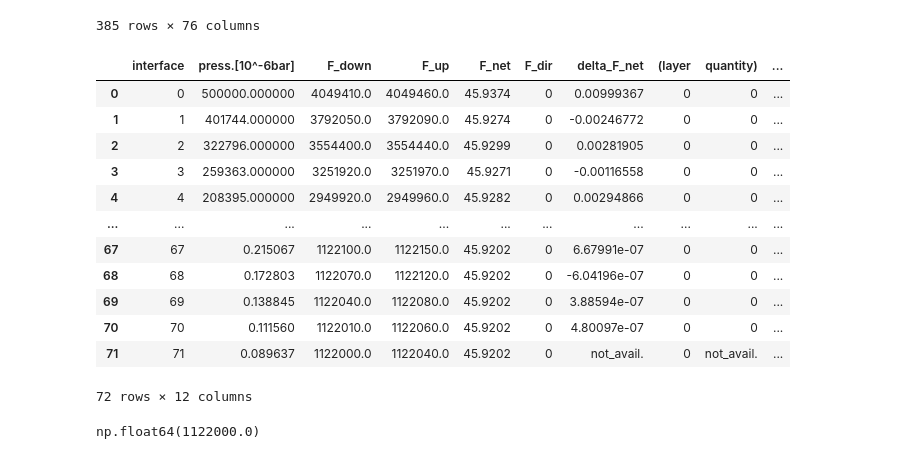
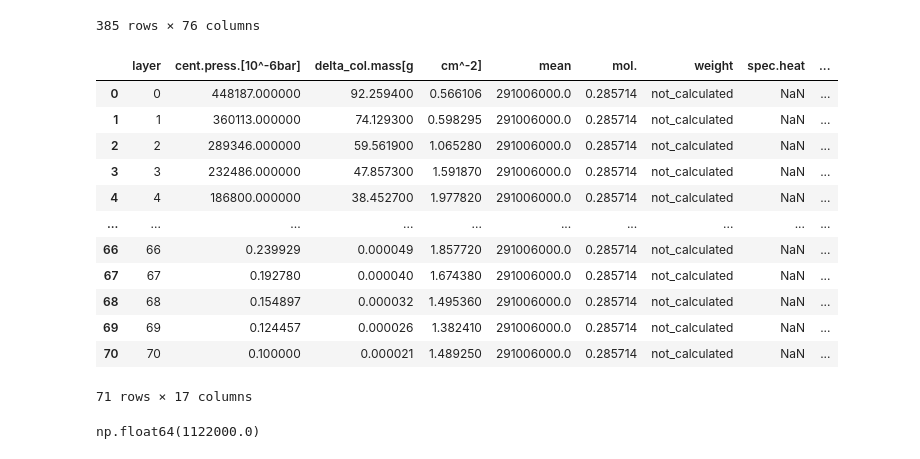
Before and after one commit to cwirth-astro/HELIOS, a Jupyter notebook: nightside_energy_testing.ipynb, the cells around one changed output. Cells and saved outputs as stored; diff of their text form; code cells hidden in the pictures.

```diff
--- a/nightside_energy_testing.ipynb
+++ b/nightside_energy_testing.ipynb
@@ -25,22 +25,24 @@ spec_upflux
 385 rows × 76 columns
 # %%
 int_flux = pd.read_csv(f'{res_dir}/TRAPPIST-1c_EH3_integrated_flux.dat', sep='\\s+', skiprows=2)
+# %%
+colmass = pd.read_csv(f'{res_dir}/TRAPPIST-1c_EH3_colmass_mu_cp_kappa_entropy.dat', sep='\\s+', skiprows=1)
 # %%
-int_flux
+colmass
 # %% [output]
-|  | interface | press.[10^-6bar] | F_down | F_up | F_net | F_dir | delta_F_net | (layer | quantity) | ... |
-| 0 | 0 | 500000.000000 | 4049410.0 | 4049460.0 | 45.9374 | 0 | 0.00999367 | 0 | 0 | ... |
-| 1 | 1 | 401744.000000 | 3792050.0 | 3792090.0 | 45.9274 | 0 | -0.00246772 | 0 | 0 | ... |
-| 2 | 2 | 322796.000000 | 3554400.0 | 3554440.0 | 45.9299 | 0 | 0.00281905 | 0 | 0 | ... |
-| 3 | 3 | 259363.000000 | 3251920.0 | 3251970.0 | 45.9271 | 0 | -0.00116558 | 0 | 0 | ... |
-| 4 | 4 | 208395.000000 | 2949920.0 | 2949960.0 | 45.9282 | 0 | 0.00294866 | 0 | 0 | ... |
-| ... | ... | ... | ... | ... | ... | ... | ... | ... | ... | ... |
-| 67 | 67 | 0.215067 | 1122100.0 | 1122150.0 | 45.9202 | 0 | 6.67991e-07 | 0 | 0 | ... |
-| 68 | 68 | 0.172803 | 1122070.0 | 1122120.0 | 45.9202 | 0 | -6.04196e-07 | 0 | 0 | ... |
-| 69 | 69 | 0.138845 | 1122040.0 | 1122080.0 | 45.9202 | 0 | 3.88594e-07 | 0 | 0 | ... |
-| 70 | 70 | 0.111560 | 1122010.0 | 1122060.0 | 45.9202 | 0 | 4.80097e-07 | 0 | 0 | ... |
-| 71 | 71 | 0.089637 | 1122000.0 | 1122040.0 | 45.9202 | 0 | not_avail. | 0 | not_avail. | ... |
+|  | layer | cent.press.[10^-6bar] | delta_col.mass[g | cm^-2] | mean | mol. | weight | spec.heat | ... |
+| 0 | 0 | 448187.000000 | 92.259400 | 0.566106 | 291006000.0 | 0.285714 | not_calculated | NaN | ... |
+| 1 | 1 | 360113.000000 | 74.129300 | 0.598295 | 291006000.0 | 0.285714 | not_calculated | NaN | ... |
+| 2 | 2 | 289346.000000 | 59.561900 | 1.065280 | 291006000.0 | 0.285714 | not_calculated | NaN | ... |
+| 3 | 3 | 232486.000000 | 47.857300 | 1.591870 | 291006000.0 | 0.285714 | not_calculated | NaN | ... |
+| 4 | 4 | 186800.000000 | 38.452700 | 1.977820 | 291006000.0 | 0.285714 | not_calculated | NaN | ... |
+| ... | ... | ... | ... | ... | ... | ... | ... | ... | ... |
+| 66 | 66 | 0.239929 | 0.000049 | 1.857720 | 291006000.0 | 0.285714 | not_calculated | NaN | ... |
+| 67 | 67 | 0.192780 | 0.000040 | 1.674380 | 291006000.0 | 0.285714 | not_calculated | NaN | ... |
+| 68 | 68 | 0.154897 | 0.000032 | 1.495360 | 291006000.0 | 0.285714 | not_calculated | NaN | ... |
+| 69 | 69 | 0.124457 | 0.000026 | 1.382410 | 291006000.0 | 0.285714 | not_calculated | NaN | ... |
+| 70 | 70 | 0.100000 | 0.000021 | 1.489250 | 291006000.0 | 0.285714 | not_calculated | NaN | ... |
-72 rows × 12 columns
+71 rows × 17 columns
 # %%
 int_flux['F_down'][71]
 # %% [output]
```
Also changed, not shown: parts of 12 cells of this notebook, 25 other files.
